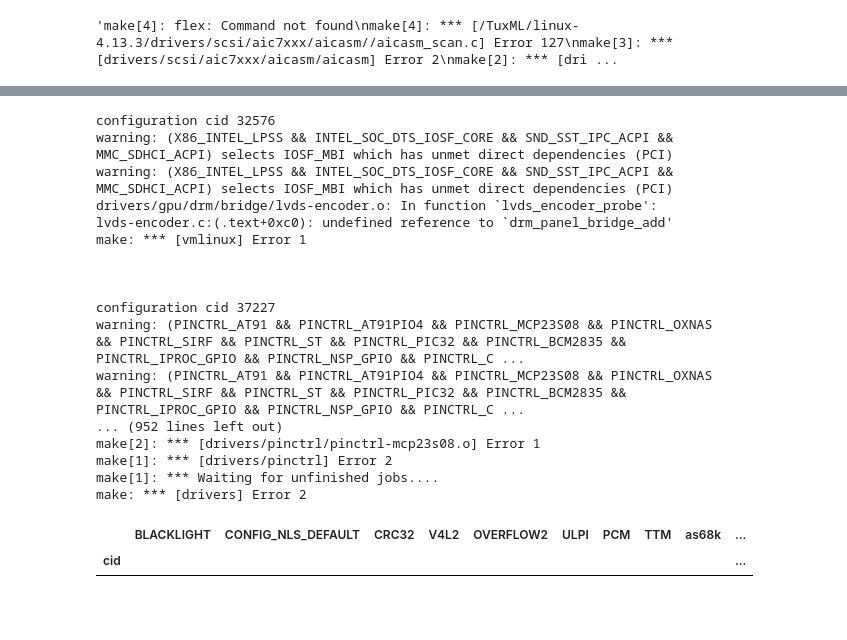
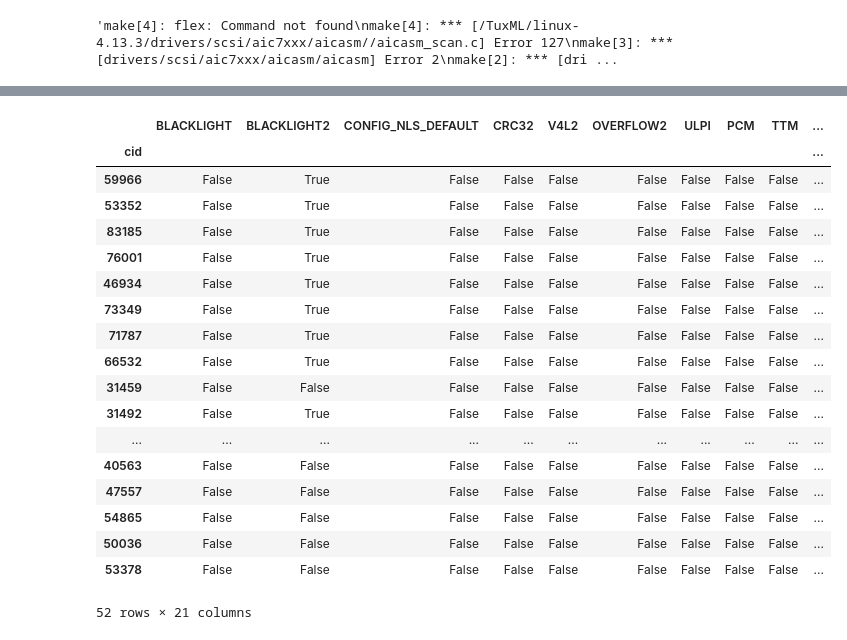
Before and after one commit to harel-coffee/compilation-analysis-auto, a Jupyter notebook: ClusterAnalysis.ipynb, the cells around one changed output, grey strips where cells are left out. Saved outputs shown, nothing was run; the diff lists cells and outputs as text; code cells hidden in the pictures; blank space fills up the shorter version.

Commit message:
all clusters and failures cover

```diff
--- a/ClusterAnalysis.ipynb
+++ b/ClusterAnalysis.ipynb
@@ -4,8 +4,8 @@ import pandas as pd
 errorlogs = pd.read_pickle('errlogs.pkl')
 # found thanks to clustering!
 suspicious_cids = [70715, 70716, 74459, 74460, 74461, 74463, 74464]
-#for cid in suspicious_cids:
-#    errorlogs[errorlogs.cid != cid]
+for cid in suspicious_cids:
+    errorlogs = errorlogs[errorlogs.cid != cid]
 # %%
 len(errorlogs)
 # %% [output]
@@ -139,9 +148,9 @@ error_pattern.query('nb_patterns == 0').shape
 # %%
 for cid in error_pattern.query('nb_patterns == 0').index:
     print ("configuration cid", cid)
-    if cid in suspicious_cids:
-        print("false positive failure")
-        continue
+    #if cid in suspicious_cids:
+    #    print("false positive failure")
+    #    continue
 
     error_message = errorlogs.query("cid == " + str(cid))['error_message'].values
     for err in error_message[0].splitlines():
@@ -152,28 +161,27 @@ for cid in error_pattern.query('nb_patterns == 0').index:
     print()
 
 # 74459, 74460, 74461, 74463, 74464
-# %% [output]
-configuration cid 32576
-warning: (X86_INTEL_LPSS && INTEL_SOC_DTS_IOSF_CORE && SND_SST_IPC_ACPI && MMC_SDHCI_ACPI) selects IOSF_MBI which has unmet direct dependencies (PCI)
-warning: (X86_INTEL_LPSS && INTEL_SOC_DTS_IOSF_CORE && SND_SST_IPC_ACPI && MMC_SDHCI_ACPI) selects IOSF_MBI which has unmet direct dependencies (PCI)
-drivers/gpu/drm/bridge/lvds-encoder.o: In function `lvds_encoder_probe':
-lvds-encoder.c:(.text+0xc0): undefined reference to `drm_panel_bridge_add'
-make: *** [vmlinux] Error 1
-
-
-
-configuration cid 37227
-warning: (PINCTRL_AT91 && PINCTRL_AT91PIO4 && PINCTRL_MCP23S08 && PINCTRL_OXNAS && PINCTRL_SIRF && PINCTRL_ST && PINCTRL_PIC32 && PINCTRL_BCM2835 && PINCTRL_IPROC_GPIO && PINCTRL_NSP_GPIO && PINCTRL_C ...
-warning: (PINCTRL_AT91 && PINCTRL_AT91PIO4 && PINCTRL_MCP23S08 && PINCTRL_OXNAS && PINCTRL_SIRF && PINCTRL_ST && PINCTRL_PIC32 && PINCTRL_BCM2835 && PINCTRL_IPROC_GPIO && PINCTRL_NSP_GPIO && PINCTRL_C ...
-... (952 lines left out)
-make[2]: *** [drivers/pinctrl/pinctrl-mcp23s08.o] Error 1
-make[1]: *** [drivers/pinctrl] Error 2
-make[1]: *** Waiting for unfinished jobs....
-make: *** [drivers] Error 2
 # %%
-error_pattern.query('nb_patterns >= 2 & (as68k == True & AIC7XXX == False)').sort_values(by='nb_patterns', ascending=False)
+error_pattern.query('nb_patterns >= 2 & (AS68K == True & AIC7XXX == False)').sort_values(by='nb_patterns', ascending=False)
 # %% [output]
-|  | BLACKLIGHT | CONFIG_NLS_DEFAULT | CRC32 | V4L2 | OVERFLOW2 | ULPI | PCM | TTM | as68k | ... |
+|  | BLACKLIGHT | BLACKLIGHT2 | CONFIG_NLS_DEFAULT | CRC32 | V4L2 | OVERFLOW2 | ULPI | PCM | TTM | ... |
 | cid |  |  |  |  |  |  |  |  |  | ... |
+| 59966 | False | True | False | False | False | False | False | False | False | ... |
+| 53352 | False | True | False | False | False | False | False | False | False | ... |
+| 83185 | False | True | False | False | False | False | False | False | False | ... |
+| 76001 | False | True | False | False | False | False | False | False | False | ... |
+| 46934 | False | True | False | False | False | False | False | False | False | ... |
+| 73349 | False | True | False | False | False | False | False | False | False | ... |
+| 71787 | False | True | False | False | False | False | False | False | False | ... |
+| 66532 | False | True | False | False | False | False | False | False | False | ... |
+| 31459 | False | False | False | False | False | False | False | False | False | ... |
+| 31492 | False | True | False | False | False | False | False | False | False | ... |
+| ... | ... | ... | ... | ... | ... | ... | ... | ... | ... | ... |
+| 40563 | False | False | False | False | False | False | False | False | False | ... |
+| 47557 | False | False | False | False | False | False | False | False | False | ... |
+| 54865 | False | False | False | False | False | False | False | False | False | ... |
+| 50036 | False | False | False | False | False | False | False | False | False | ... |
+| 53378 | False | False | False | False | False | False | False | False | False | ... |
+52 rows × 21 columns
 # %%
 #error_pattern.query('nb_patterns == 2 & (as68k == False & AIC7XXX == True)').sort_values(by='nb_patterns', ascending=False)
```
Also changed, not shown: parts of 15 cells of this notebook, 1 other file.
